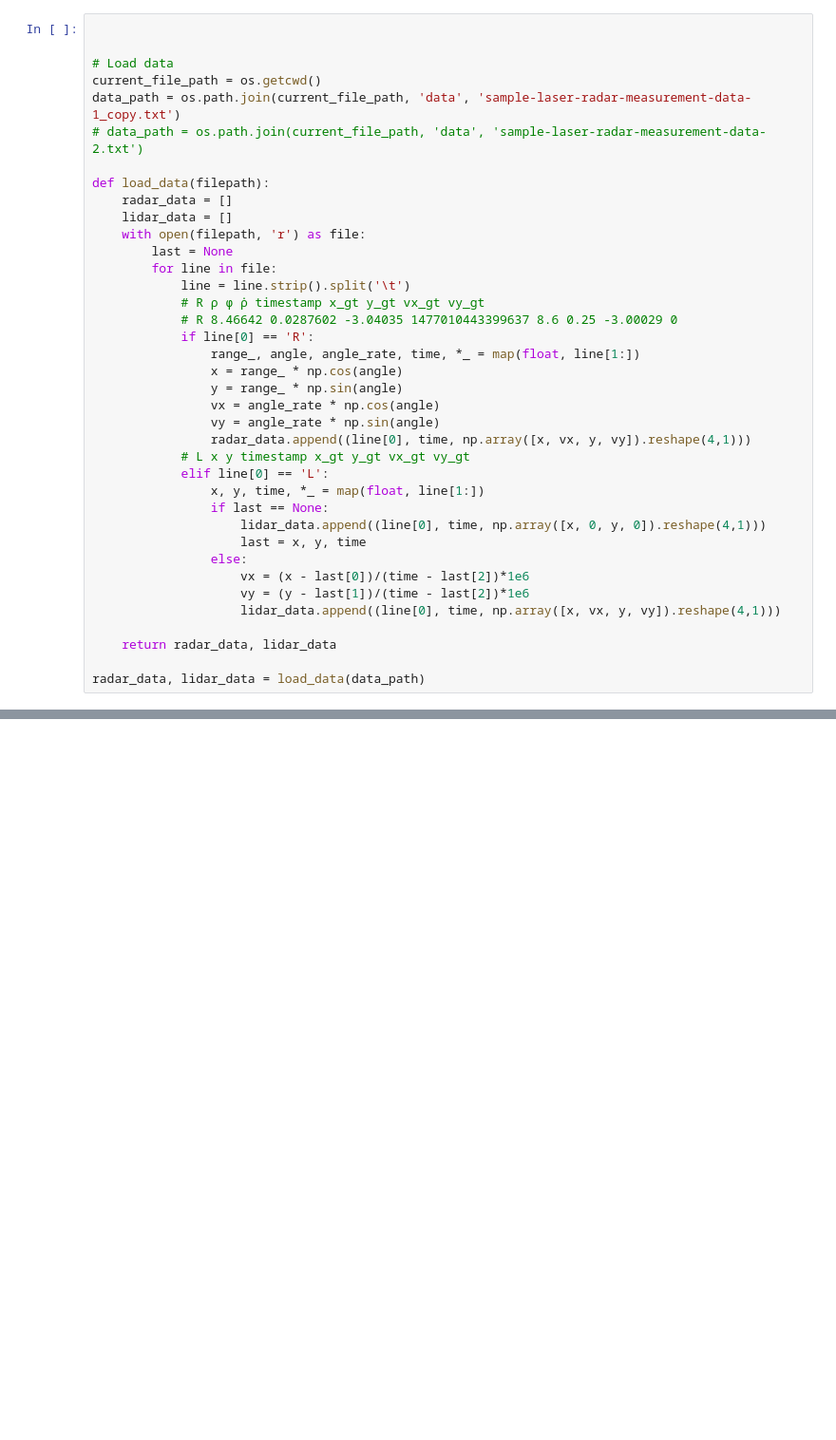
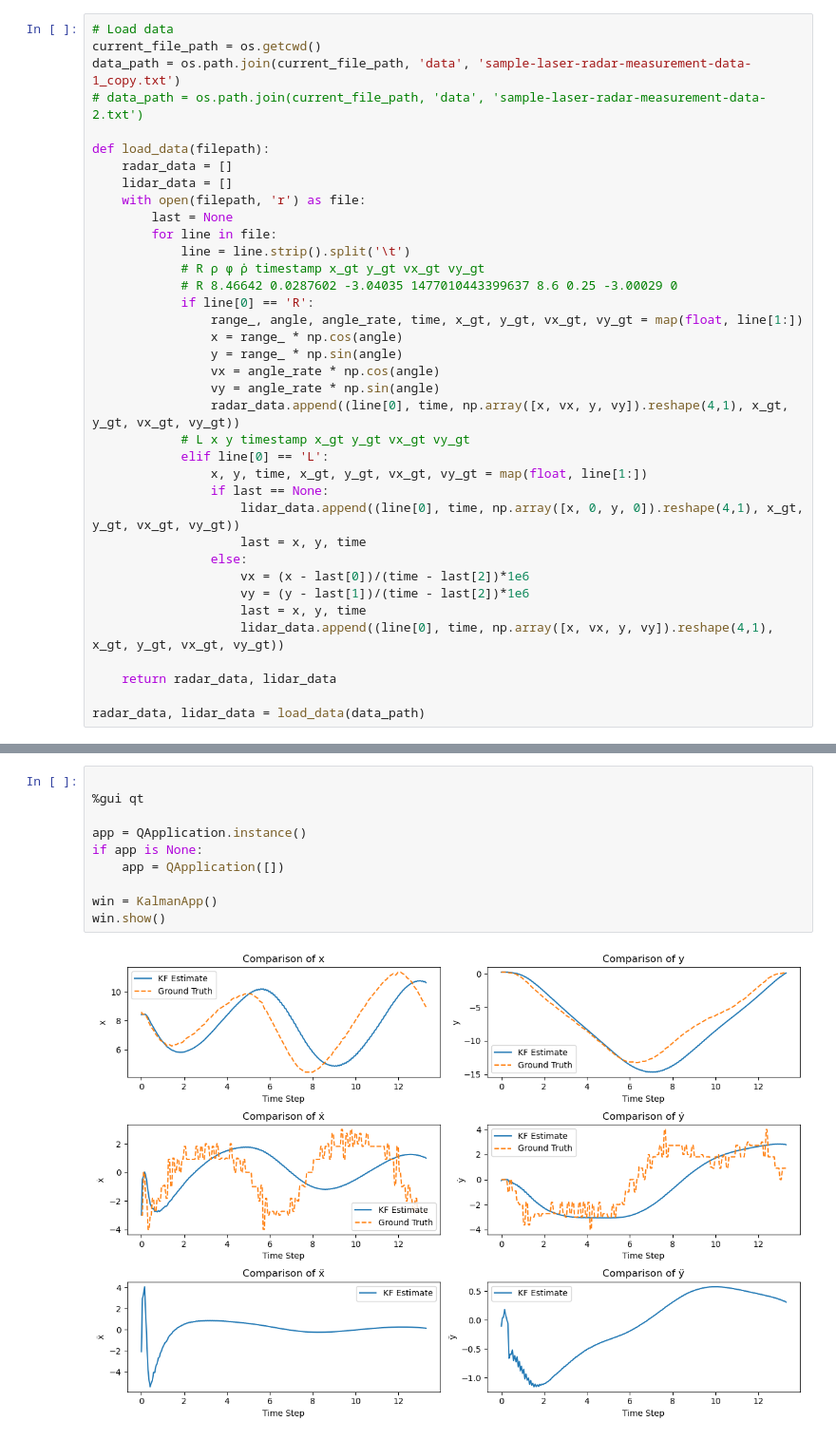
Before and after one commit to devvaibhav455/Kalman_Filter_Practice, a Jupyter notebook: KF.ipynb, the cells around one changed output, grey strips where cells are left out. Shown: that part at 95% size. Cells and saved outputs as stored; diff of their text form; blank space fills up the shorter version.

```diff
--- a/KF.ipynb
+++ b/KF.ipynb
@@ -13,6 +13,4 @@ import pyqtgraph as pg
 # %%
-
-
 # Load data
 current_file_path = os.getcwd()
 data_path = os.path.join(current_file_path, 'data', 'sample-laser-radar-measurement-data-1_copy.txt')
@@ -28,22 +26,23 @@ def load_data(filepath):
             # R ρ φ ρ̇ timestamp x_gt y_gt vx_gt vy_gt
             # R 8.46642 0.0287602 -3.04035 1477010443399637 8.6 0.25 -3.00029 0
             if line[0] == 'R':
-                range_, angle, angle_rate, time, *_ = map(float, line[1:])
+                range_, angle, angle_rate, time, x_gt, y_gt, vx_gt, vy_gt = map(float, line[1:])
                 x = range_ * np.cos(angle)
                 y = range_ * np.sin(angle)
                 vx = angle_rate * np.cos(angle)
                 vy = angle_rate * np.sin(angle)
-                radar_data.append((line[0], time, np.array([x, vx, y, vy]).reshape(4,1)))
+                radar_data.append((line[0], time, np.array([x, vx, y, vy]).reshape(4,1), x_gt, y_gt, vx_gt, vy_gt))
             # L x y timestamp x_gt y_gt vx_gt vy_gt
             elif line[0] == 'L':
-                x, y, time, *_ = map(float, line[1:])
+                x, y, time, x_gt, y_gt, vx_gt, vy_gt = map(float, line[1:])
                 if last == None:
-                    lidar_data.append((line[0], time, np.array([x, 0, y, 0]).reshape(4,1)))
+                    lidar_data.append((line[0], time, np.array([x, 0, y, 0]).reshape(4,1), x_gt, y_gt, vx_gt, vy_gt))
                     last = x, y, time
                 else:
                     vx = (x - last[0])/(time - last[2])*1e6
                     vy = (y - last[1])/(time - last[2])*1e6
-                    lidar_data.append((line[0], time, np.array([x, vx, y, vy]).reshape(4,1)))
+                    last = x, y, time
+                    lidar_data.append((line[0], time, np.array([x, vx, y, vy]).reshape(4,1), x_gt, y_gt, vx_gt, vy_gt))
 
     return radar_data, lidar_data
 
@@ -200,0 +246,12 @@ if __name__ == '__main__':
+# %%
+
+%gui qt
+
+app = QApplication.instance()
+if app is None:
+    app = QApplication([])
+
+win = KalmanApp()
+win.show()
+# %% [output]
+[figure, added]
```
Also changed, not shown: parts of 3 cells of this notebook.
